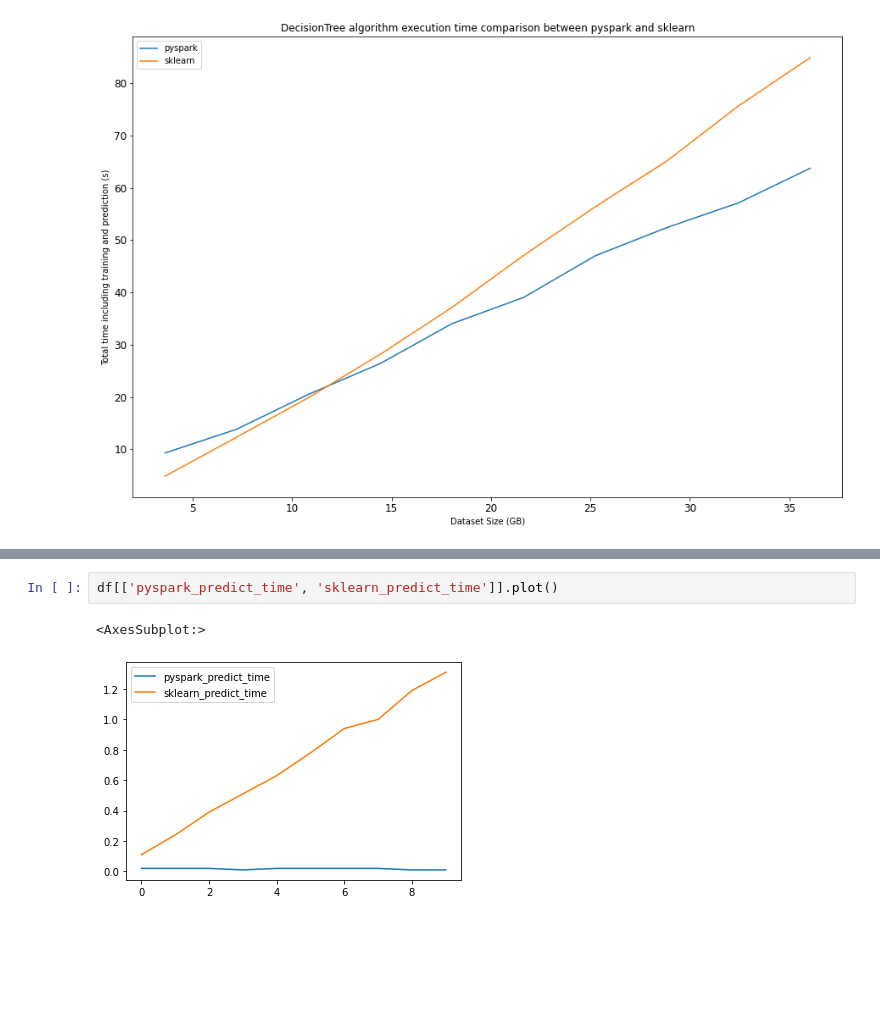
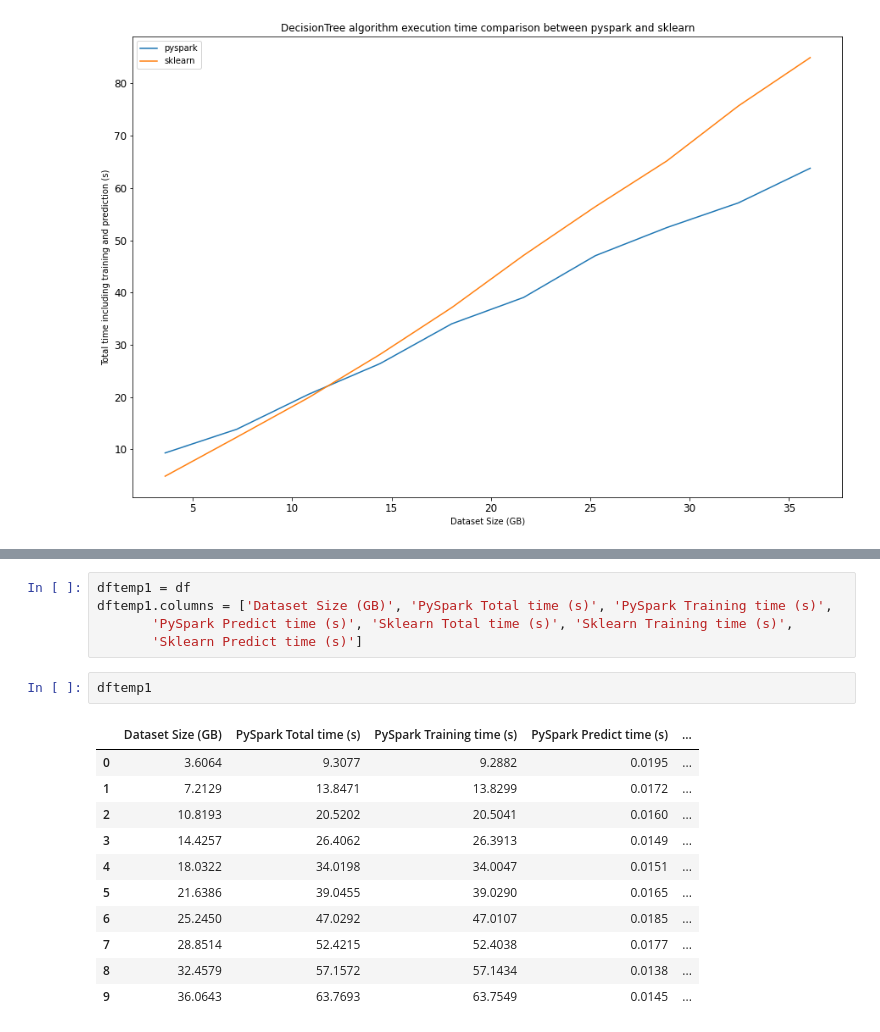
Before and after one commit to marcelomdevasconcellos/pyspark-distributed-classification, a Jupyter notebook: decisiontree_compare_rapport.ipynb, the cells around one changed output, grey strips where cells are left out. Drawn from its saved outputs; the diff is of its cells as text; blank space fills up the shorter version.

```diff
--- a/decisiontree_compare_rapport.ipynb
+++ b/decisiontree_compare_rapport.ipynb
@@ -70,5 +67,19 @@ df[['pyspark_time', 'sklearn_time', 'dataset_size']].plot(xlabel='dataset_size')
 # %%
-df[['pyspark_predict_time', 'sklearn_predict_time']].plot()
+dftemp1 = df
+dftemp1.columns = ['Dataset Size (GB)', 'PySpark Total time (s)', 'PySpark Training time (s)',
+       'PySpark Predict time (s)', 'Sklearn Total time (s)', 'Sklearn Training time (s)',
+       'Sklearn Predict time (s)']
-# %% [output]
-<AxesSubplot:>
-[figure, removed]
+# %%
+dftemp1
+# %% [output]
+|  | Dataset Size (GB) | PySpark Total time (s) | PySpark Training time (s) | PySpark Predict time (s) | ... |
+| 0 | 3.6064 | 9.3077 | 9.2882 | 0.0195 | ... |
+| 1 | 7.2129 | 13.8471 | 13.8299 | 0.0172 | ... |
+| 2 | 10.8193 | 20.5202 | 20.5041 | 0.0160 | ... |
+| 3 | 14.4257 | 26.4062 | 26.3913 | 0.0149 | ... |
+| 4 | 18.0322 | 34.0198 | 34.0047 | 0.0151 | ... |
+| 5 | 21.6386 | 39.0455 | 39.0290 | 0.0165 | ... |
+| 6 | 25.2450 | 47.0292 | 47.0107 | 0.0185 | ... |
+| 7 | 28.8514 | 52.4215 | 52.4038 | 0.0177 | ... |
+| 8 | 32.4579 | 57.1572 | 57.1434 | 0.0138 | ... |
+| 9 | 36.0643 | 63.7693 | 63.7549 | 0.0145 | ... |
```
Also changed, not shown: parts of 8 cells of this notebook, 6 other files.
